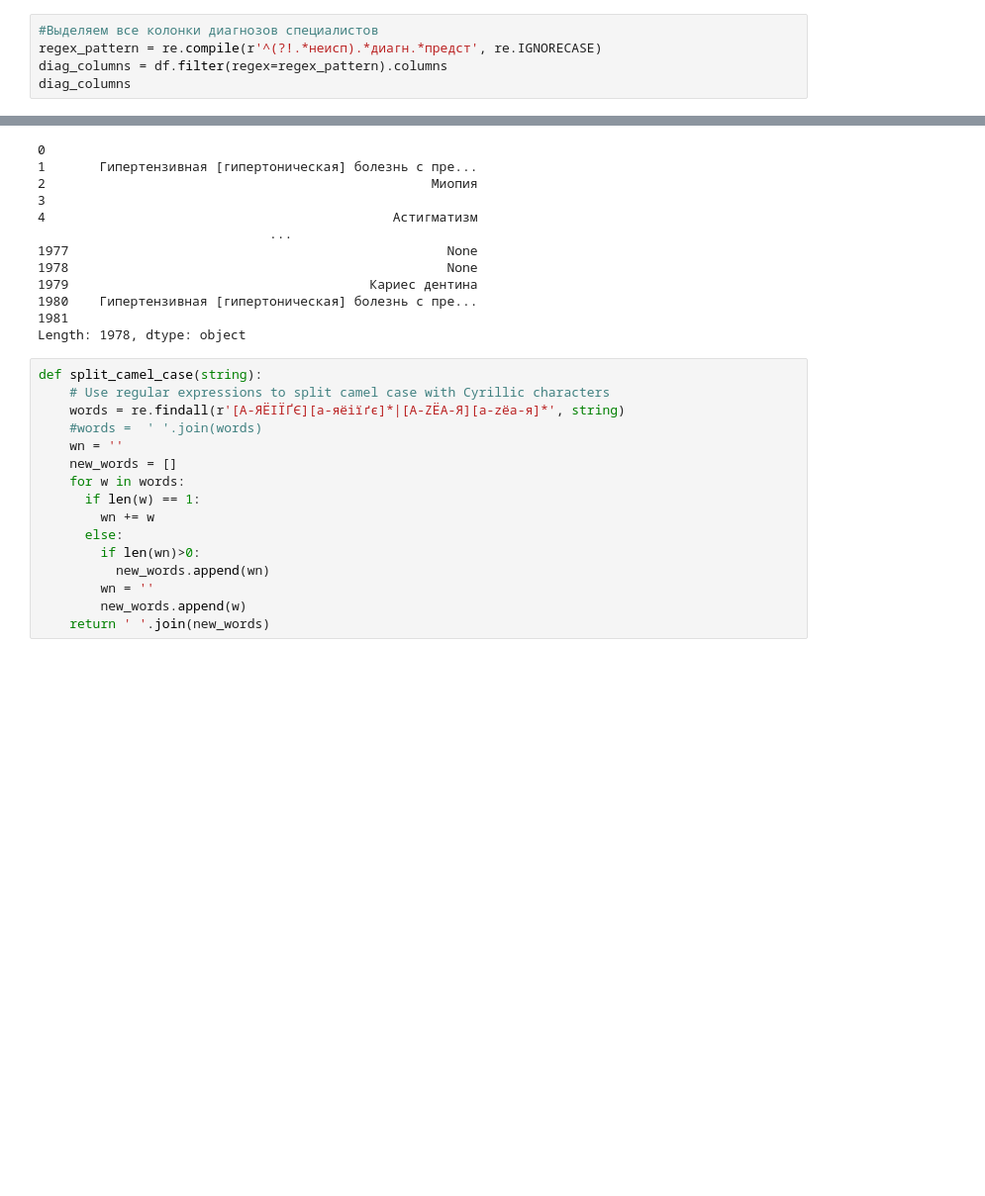
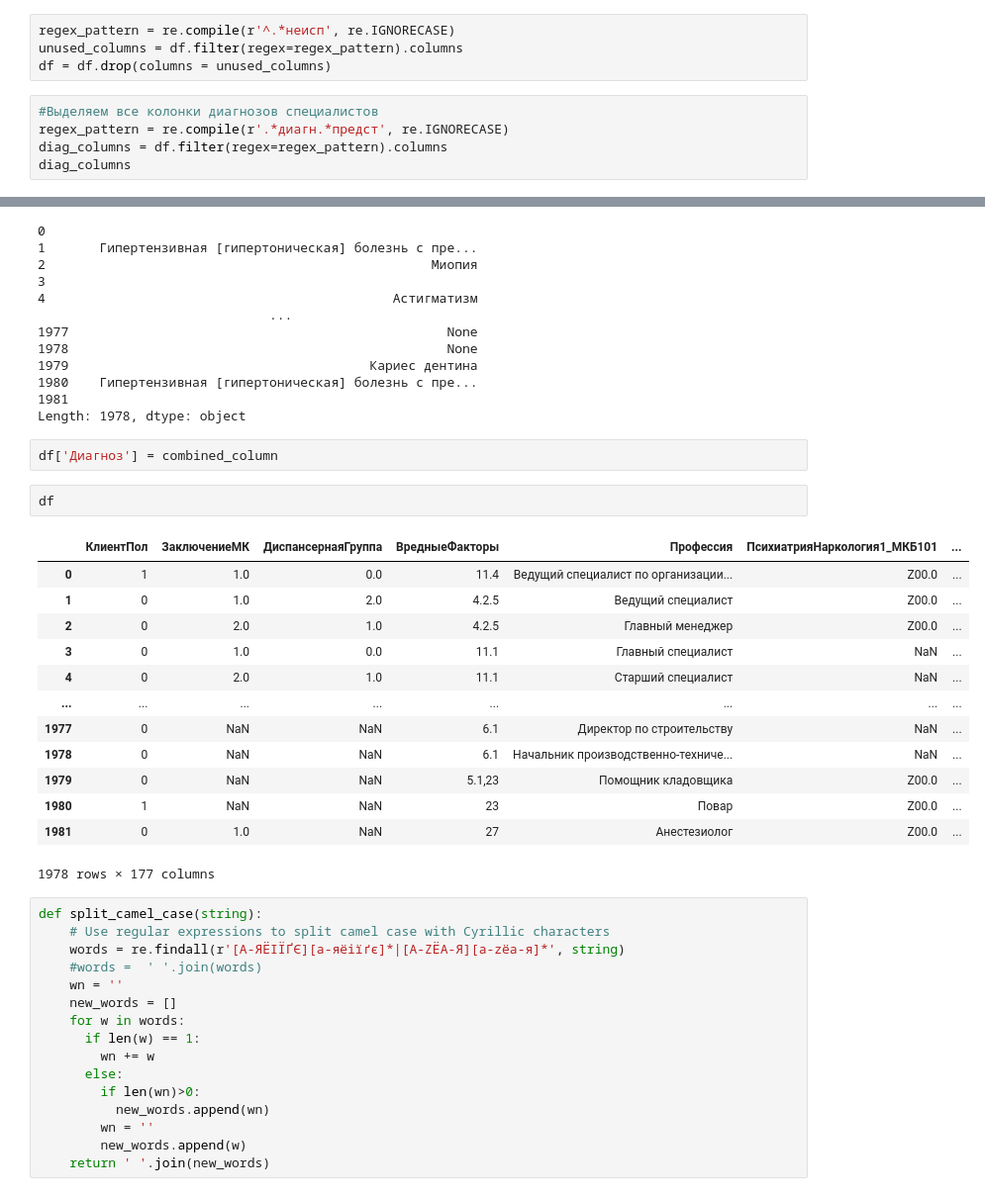
Before and after one commit to Untick/InspectrumClinic_RecSys, a Jupyter notebook: Paul Himyak/main.ipynb, the cells around one changed output, grey strips where cells are left out. Shown at 99% size. Saved outputs shown, nothing was run; the diff lists cells and outputs as text; blank space fills up the shorter version.

```diff
--- a/Paul Himyak/main.ipynb
+++ b/Paul Himyak/main.ipynb
@@ -175,9 +175,13 @@ del  df[FIELD_CLIENT_AGE]
 # %%
 #Преобразование диспансерных групп в цифру
 df[FIELD_DISPANSARY_GROUP] = df[FIELD_DISPANSARY_GROUP].apply(MyUtils.resolve_dispansary_group)
+# %%
+regex_pattern = re.compile(r'^.*неисп', re.IGNORECASE)
+unused_columns = df.filter(regex=regex_pattern).columns
+df = df.drop(columns = unused_columns)
 # %%
 #Выделяем все колонки диагнозов специалистов
-regex_pattern = re.compile(r'^(?!.*неисп).*диагн.*предст', re.IGNORECASE)
+regex_pattern = re.compile(r'.*диагн.*предст', re.IGNORECASE)
 diag_columns = df.filter(regex=regex_pattern).columns
 diag_columns
 # %% [output]
@@ -276,6 +280,24 @@ combined_column
 1980    Гипертензивная [гипертоническая] болезнь с пре...
 1981
 Length: 1978, dtype: object
+# %%
+df['Диагноз'] = combined_column
+# %%
+df
+# %% [output]
+|  | КлиентПол | ЗаключениеМК | ДиспансернаяГруппа | ВредныеФакторы | Профессия | ПсихиатрияНаркология1_МКБ101 | ... |
+| 0 | 1 | 1.0 | 0.0 | 11.4 | Ведущий специалист по организации... | Z00.0 | ... |
+| 1 | 0 | 1.0 | 2.0 | 4.2.5 | Ведущий специалист | Z00.0 | ... |
+| 2 | 0 | 2.0 | 1.0 | 4.2.5 | Главный менеджер | Z00.0 | ... |
+| 3 | 0 | 1.0 | 0.0 | 11.1 | Главный специалист | NaN | ... |
+| 4 | 0 | 2.0 | 1.0 | 11.1 | Старший специалист | NaN | ... |
+| ... | ... | ... | ... | ... | ... | ... | ... |
+| 1977 | 0 | NaN | NaN | 6.1 | Директор по строительству | NaN | ... |
+| 1978 | 0 | NaN | NaN | 6.1 | Начальник производственно-техниче... | NaN | ... |
+| 1979 | 0 | NaN | NaN | 5.1,23 | Помощник кладовщика | Z00.0 | ... |
+| 1980 | 1 | NaN | NaN | 23 | Повар | Z00.0 | ... |
+| 1981 | 0 | 1.0 | NaN | 27 | Анестезиолог | Z00.0 | ... |
+1978 rows × 177 columns
 # %%
 def split_camel_case(string):
     # Use regular expressions to split camel case with Cyrillic characters
```
Also changed, not shown: parts of 6 cells of this notebook.
